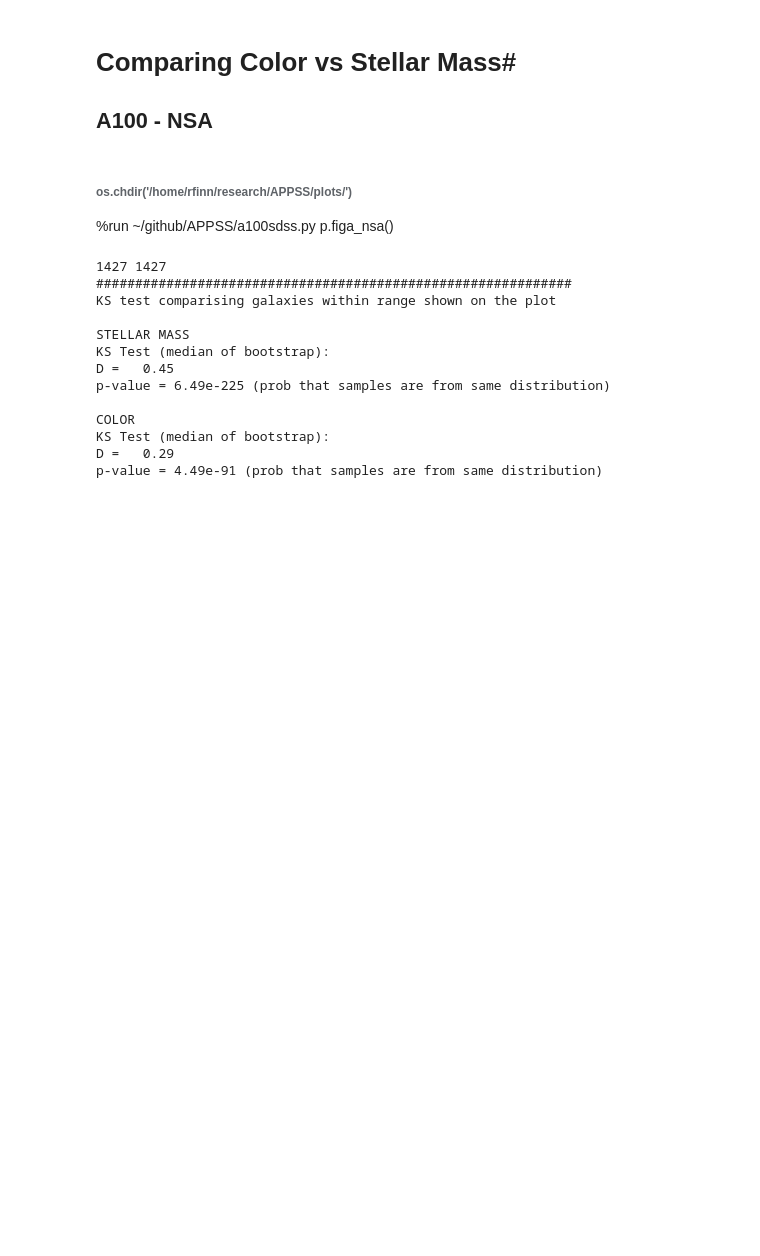
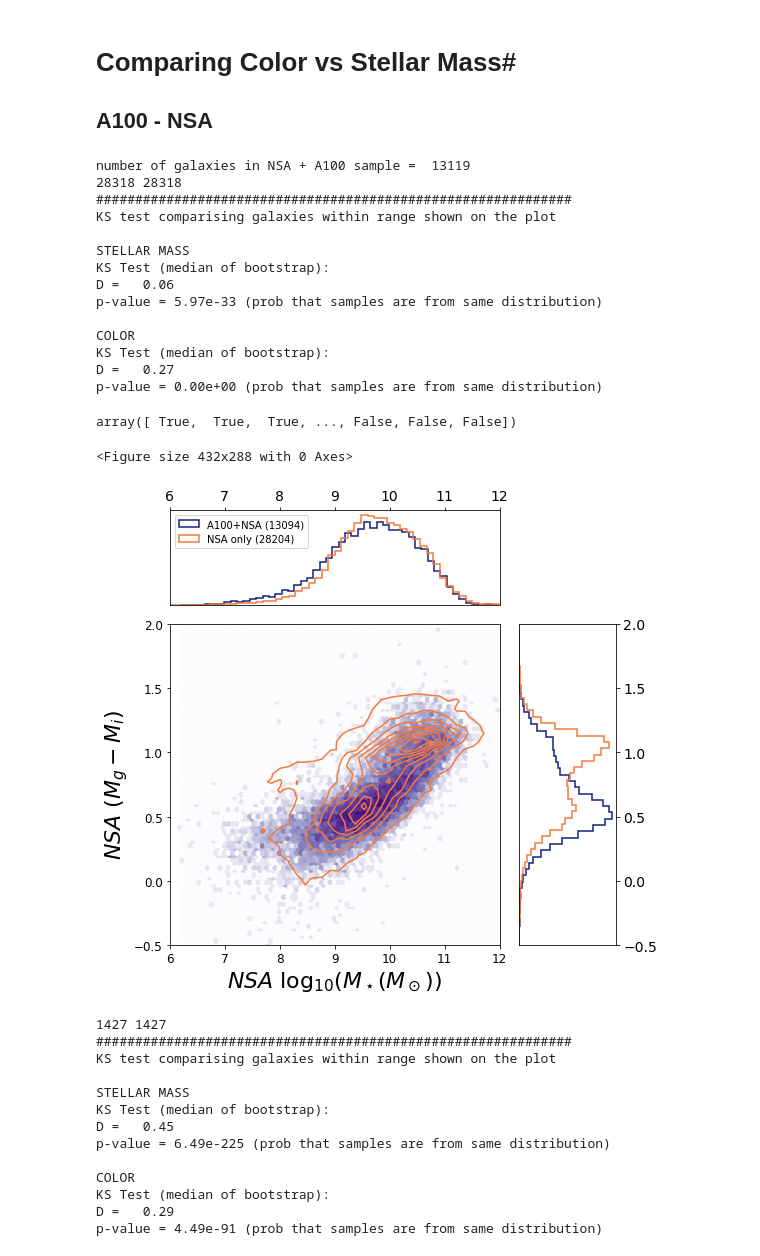
Before and after one commit to rfinn/APPSS, a Jupyter notebook: a100sdss-durbala2020.ipynb, the cells around one changed output. Cells and saved outputs as stored; diff of their text form; code cells hidden in the pictures; blank space fills up the shorter version.

```diff
--- a/a100sdss-durbala2020.ipynb
+++ b/a100sdss-durbala2020.ipynb
@@ -234,10 +246,28 @@ fitting offset only
 # Comparing Color vs Stellar Mass#
 
 ## A100 - NSA ##
-# %% [markdown]
-###### os.chdir('/home/rfinn/research/APPSS/plots/')
-%run ~/github/APPSS/a100sdss.py
-p.figa_nsa()
+# %%
+os.chdir('/home/rfinn/research/APPSS/plots/')
+%run ~/github/APPSS/a100sdss.py
+p.figa_nsa()
+# %% [output]
+number of galaxies in NSA + A100 sample =  13119
+28318 28318
+#############################################################
+KS test comparising galaxies within range shown on the plot
+
+STELLAR MASS
+KS Test (median of bootstrap):
+D =   0.06
+p-value = 5.97e-33 (prob that samples are from same distribution)
+
+COLOR
+KS Test (median of bootstrap):
+D =   0.27
+p-value = 0.00e+00 (prob that samples are from same distribution)
+array([ True,  True,  True, ..., False, False, False])
+<Figure size 432x288 with 0 Axes>
+[figure, added]
 # %%
 os.chdir('/home/rfinn/research/APPSS/plots/')
 %run ~/github/APPSS/a100sdss.py
```
Also changed, not shown: parts of 11 cells of this notebook.
